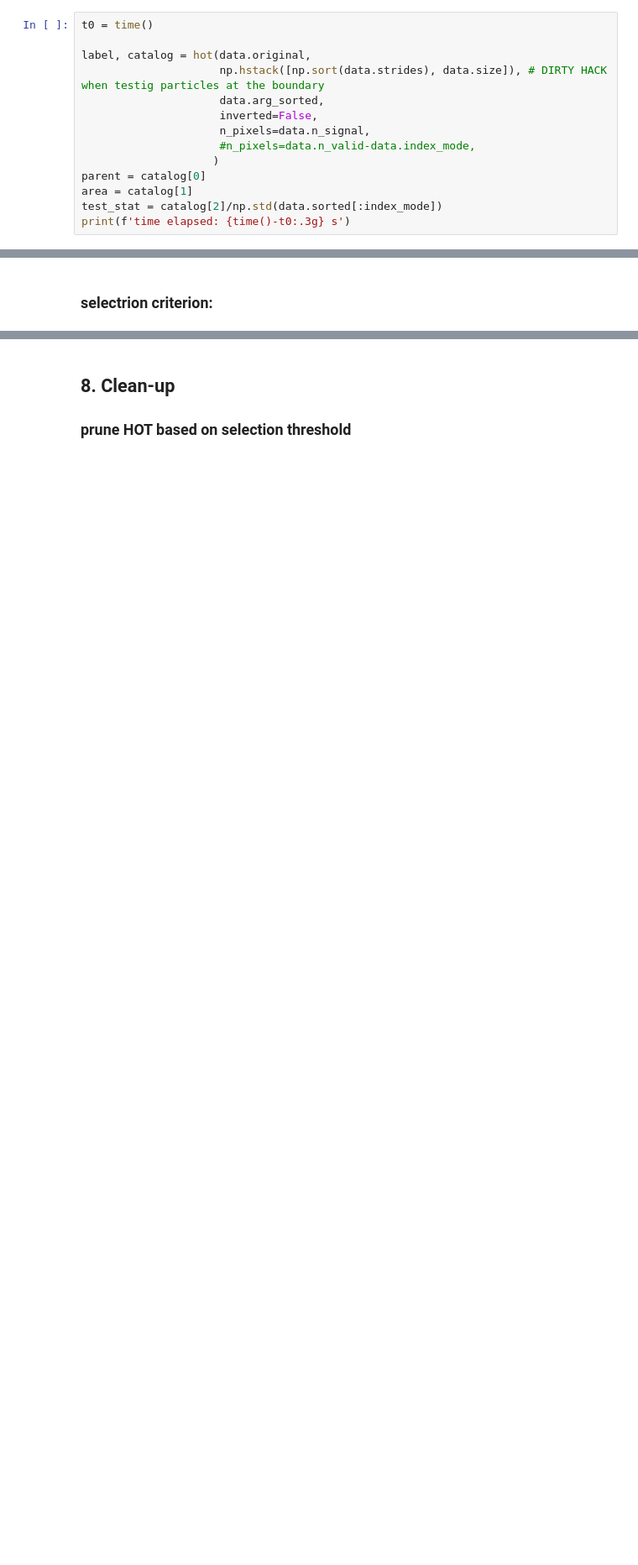
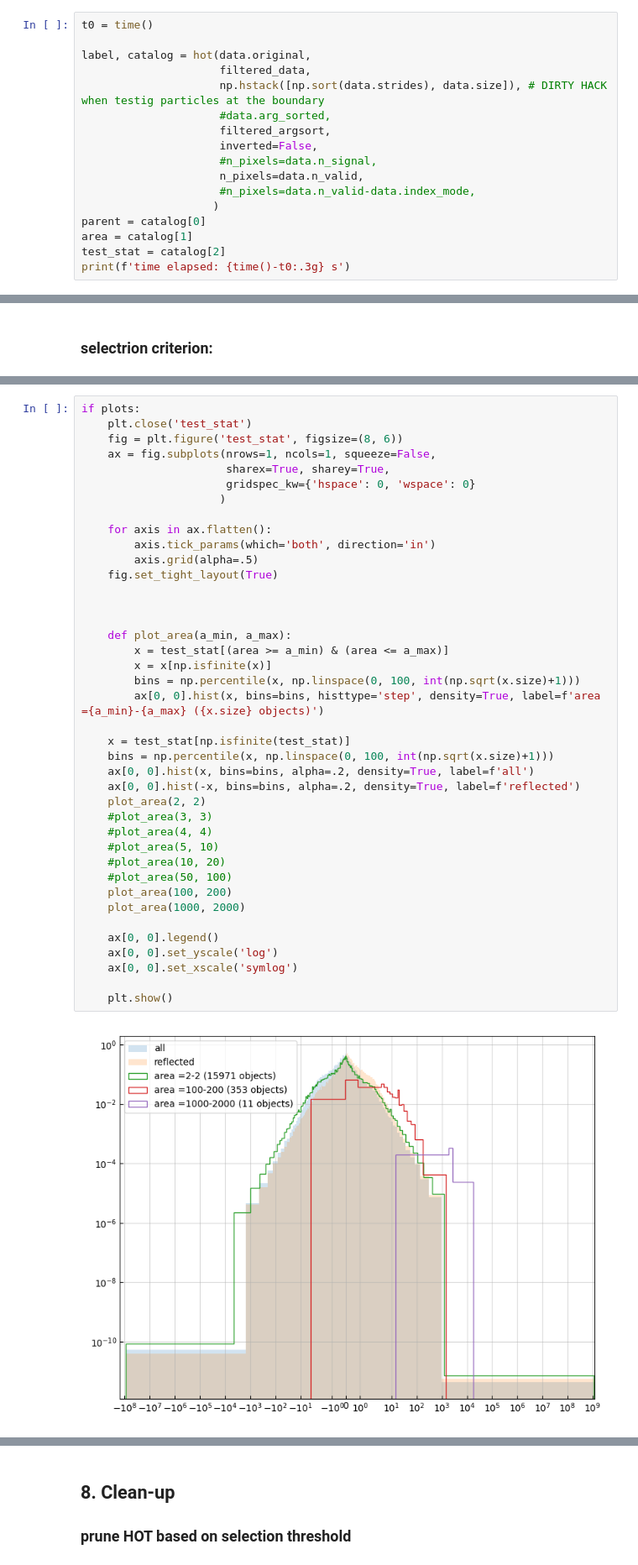
Before and after one commit to paranoya/image-processing, a Jupyter notebook: HOT.ipynb, the cells around one changed output, grey strips where cells are left out. Shown at 84% size. Drawn from its saved outputs; the diff is of its cells as text; blank space fills up the shorter version.

```diff
--- a/HOT.ipynb
+++ b/HOT.ipynb
@@ -604,14 +607,17 @@ print(f'time elapsed: {time()-t0:.3g} s')
 t0 = time()
 
 label, catalog = hot(data.original,
+                     filtered_data,
                      np.hstack([np.sort(data.strides), data.size]), # DIRTY HACK when testig particles at the boundary
-                     data.arg_sorted,
+                     #data.arg_sorted,
+                     filtered_argsort,
                      inverted=False,
-                     n_pixels=data.n_signal,
+                     #n_pixels=data.n_signal,
+                     n_pixels=data.n_valid,
                      #n_pixels=data.n_valid-data.index_mode,
                     )
 parent = catalog[0]
 area = catalog[1]
-test_stat = catalog[2]/np.std(data.sorted[:index_mode])
+test_stat = catalog[2]
 print(f'time elapsed: {time()-t0:.3g} s')
 # %% [output]
@@ -741 +628,43 @@ ts_inv.sorted[-1], np.nanmax(test_stat_inv), np.std(data.sorted[:index_mode]), d
+# %%
+if plots:
+    plt.close('test_stat')
+    fig = plt.figure('test_stat', figsize=(8, 6))
+    ax = fig.subplots(nrows=1, ncols=1, squeeze=False,
+                      sharex=True, sharey=True,
+                      gridspec_kw={'hspace': 0, 'wspace': 0}
+                     )
+
+    for axis in ax.flatten():
+        axis.tick_params(which='both', direction='in')
+        axis.grid(alpha=.5)
+    fig.set_tight_layout(True)
+
+
+
+    def plot_area(a_min, a_max):
+        x = test_stat[(area >= a_min) & (area <= a_max)]
+        x = x[np.isfinite(x)]
+        bins = np.percentile(x, np.linspace(0, 100, int(np.sqrt(x.size)+1)))
+        ax[0, 0].hist(x, bins=bins, histtype='step', density=True, label=f'area ={a_min}-{a_max} ({x.size} objects)')
+
+    x = test_stat[np.isfinite(test_stat)]
+    bins = np.percentile(x, np.linspace(0, 100, int(np.sqrt(x.size)+1)))
+    ax[0, 0].hist(x, bins=bins, alpha=.2, density=True, label=f'all')
+    ax[0, 0].hist(-x, bins=bins, alpha=.2, density=True, label=f'reflected')
+    plot_area(2, 2)
+    #plot_area(3, 3)
+    #plot_area(4, 4)
+    #plot_area(5, 10)
+    #plot_area(10, 20)
+    #plot_area(50, 100)
+    plot_area(100, 200)
+    plot_area(1000, 2000)
+
+    ax[0, 0].legend()
+    ax[0, 0].set_yscale('log')
+    ax[0, 0].set_xscale('symlog')
+
+    plt.show()
+# %% [output]
+[figure, added]
 # %%
```
Also changed, not shown: parts of 40 cells of this notebook.
